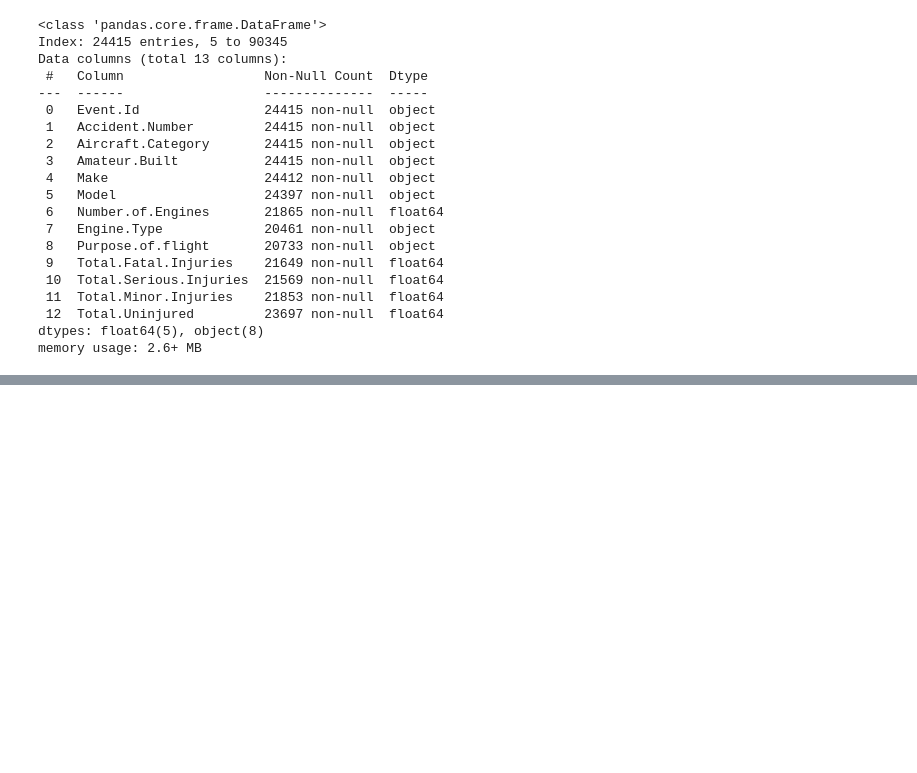
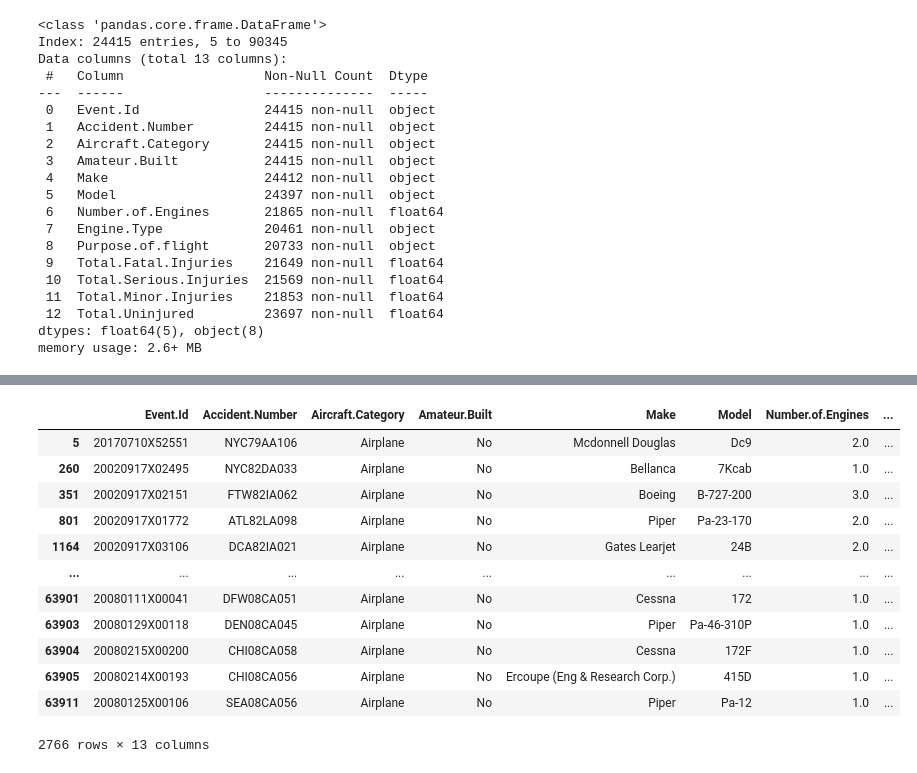
Before and after one commit to AndrewReusche/dsc-phase-1-project-v3, a Jupyter notebook: Refined_Data_Analysis.ipynb, the cells around one changed output, grey strips where cells are left out. Saved outputs shown, nothing was run; the diff lists cells and outputs as text; code cells hidden in the pictures; blank space fills up the shorter version.

```diff
--- a/Refined_Data_Analysis.ipynb
+++ b/Refined_Data_Analysis.ipynb
@@ -427,0 +453,16 @@ memory usage: 2.6+ MB
+# %%
+pro_aircraft_data[pro_aircraft_data['Total.Fatal.Injuries'].isna()]
+# %% [output]
+|  | Event.Id | Accident.Number | Aircraft.Category | Amateur.Built | Make | Model | Number.of.Engines | ... |
+| 5 | 20170710X52551 | NYC79AA106 | Airplane | No | Mcdonnell Douglas | Dc9 | 2.0 | ... |
+| 260 | 20020917X02495 | NYC82DA033 | Airplane | No | Bellanca | 7Kcab | 1.0 | ... |
+| 351 | 20020917X02151 | FTW82IA062 | Airplane | No | Boeing | B-727-200 | 3.0 | ... |
+| 801 | 20020917X01772 | ATL82LA098 | Airplane | No | Piper | Pa-23-170 | 2.0 | ... |
+| 1164 | 20020917X03106 | DCA82IA021 | Airplane | No | Gates Learjet | 24B | 2.0 | ... |
+| ... | ... | ... | ... | ... | ... | ... | ... | ... |
+| 63901 | 20080111X00041 | DFW08CA051 | Airplane | No | Cessna | 172 | 1.0 | ... |
+| 63903 | 20080129X00118 | DEN08CA045 | Airplane | No | Piper | Pa-46-310P | 1.0 | ... |
+| 63904 | 20080215X00200 | CHI08CA058 | Airplane | No | Cessna | 172F | 1.0 | ... |
+| 63905 | 20080214X00193 | CHI08CA056 | Airplane | No | Ercoupe (Eng & Research Corp.) | 415D | 1.0 | ... |
+| 63911 | 20080125X00106 | SEA08CA056 | Airplane | No | Piper | Pa-12 | 1.0 | ... |
+2766 rows × 13 columns
```
Also changed, not shown: parts of 72 cells of this notebook.
